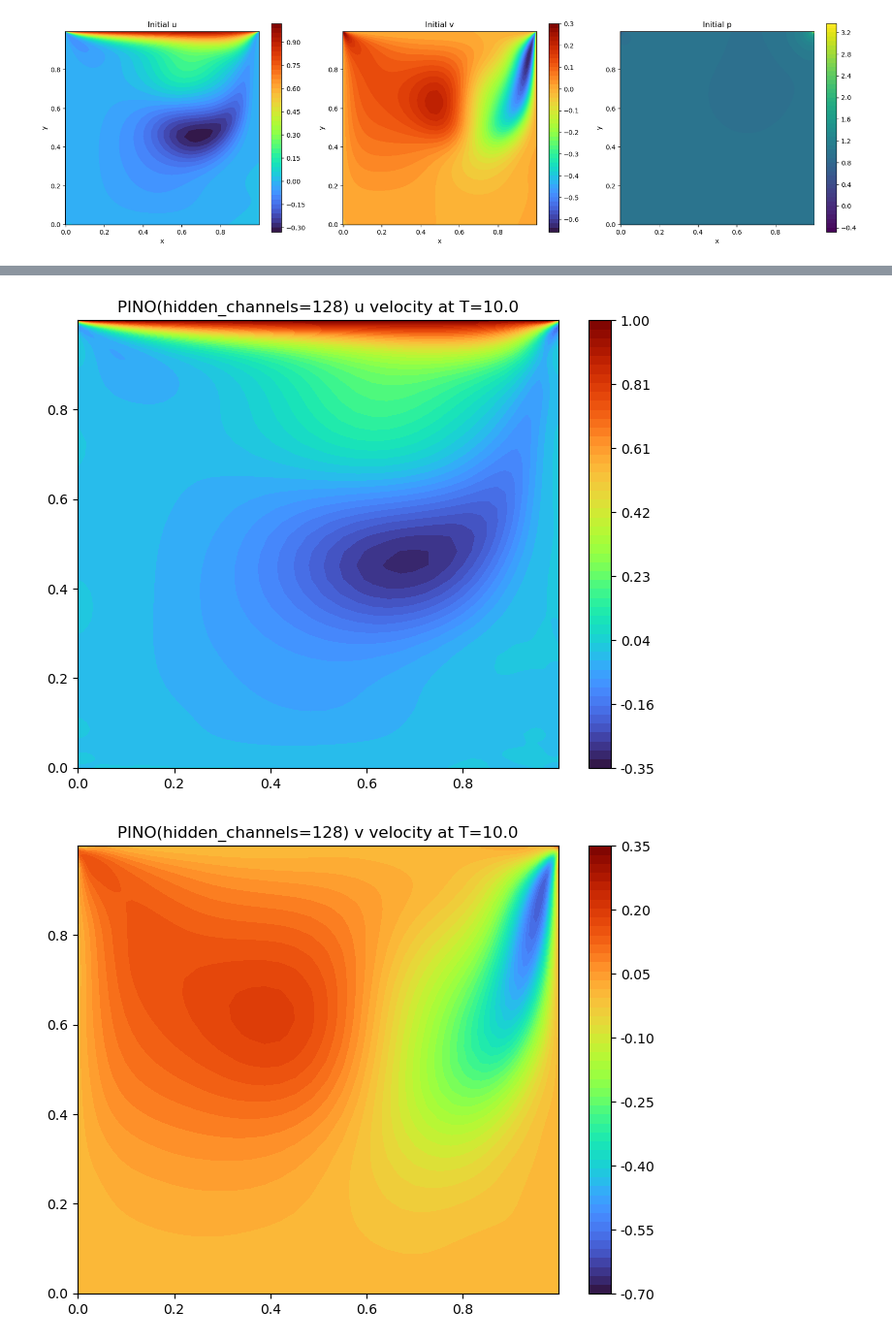
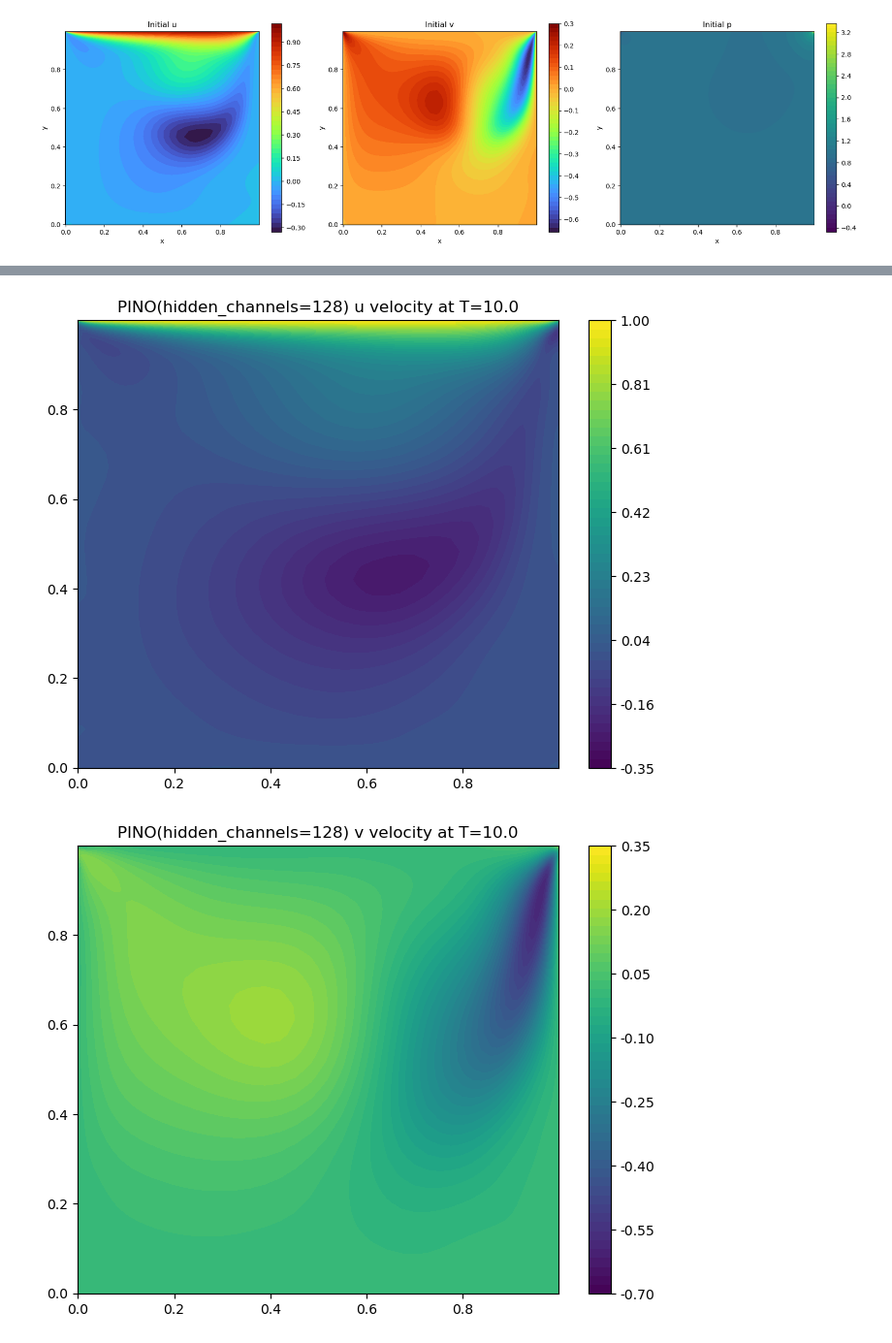
Before and after one commit to swjeong0302/PyTorch, a Jupyter notebook: PINO/Cavity_PINO.ipynb, the cells around one changed output, grey strips where cells are left out. Shown at 97% size. Drawn from its saved outputs; the diff is of its cells as text; code cells hidden in the pictures.

```diff
--- a/PINO/Cavity_PINO.ipynb
+++ b/PINO/Cavity_PINO.ipynb
@@ -140,18 +141,19 @@ def lid_cavity_loss(pred_tensor, initial_condition, Re=500.0, dx=x_model, dy=y_m
     dx_t = dx.to(device=u.device, dtype=u.dtype) if torch.is_tensor(dx) else dx
     dy_t = dy.to(device=u.device, dtype=u.dtype) if torch.is_tensor(dy) else dy
     dt_t = dt.to(device=u.device, dtype=u.dtype) if torch.is_tensor(dt) else dt
-    spacing = (dx_t, dy_t, dt_t)
+    spacing_xy = (dx_t, dy_t)
+    spacing_xyt = (dx_t, dy_t, dt_t)
 
     # 2. 미분 계산 (dim=(1,2,3) -> X,Y,T)
-    du_dx, du_dy, du_dt = torch.gradient(u, spacing=spacing, dim=(1, 2, 3))
-    dv_dx, dv_dy, dv_dt = torch.gradient(v, spacing=spacing, dim=(1, 2, 3))
-    dp_dx, dp_dy, _ = torch.gradient(p, spacing=spacing, dim=(1, 2, 3))
+    du_dx, du_dy, du_dt = torch.gradient(u, spacing=spacing_xyt, dim=(1, 2, 3))
+    dv_dx, dv_dy, dv_dt = torch.gradient(v, spacing=spacing_xyt, dim=(1, 2, 3))
+    dp_dx, dp_dy = torch.gradient(p, spacing=spacing_xy, dim=(1, 2))
 
     # 2차 미분 (확산항, Laplacian)
-    d2u_dx2, _, _ = torch.gradient(du_dx, spacing=spacing, dim=(1, 2, 3))
-    _, d2u_dy2, _ = torch.gradient(du_dy, spacing=spacing, dim=(1, 2, 3))
-    d2v_dx2, _, _ = torch.gradient(dv_dx, spacing=spacing, dim=(1, 2, 3))
-    _, d2v_dy2, _ = torch.gradient(dv_dy, spacing=spacing, dim=(1, 2, 3))
+    d2u_dx2 = torch.gradient(du_dx, spacing=(dx_t,), dim=(1,))[0]
+    d2u_dy2 = torch.gradient(du_dy, spacing=(dy_t,), dim=(2,))[0]
+    d2v_dx2 = torch.gradient(dv_dx, spacing=(dx_t,), dim=(1,))[0]
+    d2v_dy2 = torch.gradient(dv_dy, spacing=(dy_t,), dim=(2,))[0]
 
     # 3. PDE Loss (Navier-Stokes 잔차)
     momentum_x = du_dt + u * du_dx + v * du_dy + dp_dx - nu * (d2u_dx2 + d2u_dy2)
@@ -229,14 +231,14 @@ Step 10000/10000, Loss: 0.045879
 # %%
-# 모델 로드
-hidden_channels = 128
-model = FNO(
-    n_modes=(8, 8, 8),
-    in_channels=3,
-    out_channels=3,
-    hidden_channels=hidden_channels,
-).to(DEVICE)
+# # 모델 로드
+# hidden_channels = 128
+# model = FNO(
+#     n_modes=(8, 8, 8),
+#     in_channels=3,
+#     out_channels=3,
+#     hidden_channels=hidden_channels,
+# ).to(DEVICE)
 
-state_path = '/home/seongwon/AI/PINO/model/cavity_pino_hl128.pth'
-state_dict = torch.load(state_path, map_location=DEVICE, weights_only=False)
-model.load_state_dict(state_dict)
-model.eval()
+# state_path = '/home/seongwon/AI/PINO/model/cavity_pino_hl128.pth'
+# state_dict = torch.load(state_path, map_location=DEVICE, weights_only=False)
+# model.load_state_dict(state_dict)
+# model.eval()
@@ -272,10 +256,10 @@ vmin, vmax = -0.35, 1.0
 levels = np.linspace(vmin, vmax, 51)
 ticks = np.linspace(vmin, vmax, 8)
 
-u_plot = np.clip(pred[0, 0, :, :, 0], vmin, vmax)
+u_plot = np.clip(pred[0, 0, :, :, -1], vmin, vmax)
 cf = plt.contourf(
     X[:, :, 0], Y[:, :, 0], u_plot,
-    levels=levels, cmap='turbo', vmin=vmin, vmax=vmax
+    levels=levels, vmin=vmin, vmax=vmax
   )
 cbar = plt.colorbar(cf, ticks=ticks)
 cbar.ax.set_yticklabels([f"{t:.2f}" for t in ticks])
@@ -283,24 +267,24 @@ cbar.ax.set_yticklabels([f"{t:.2f}" for t in ticks])
 plt.title('PINO(hidden_channels=128) u velocity at T=10.0')
 plt.show()
 # %% [output]
-[figure, old version]
+[figure, new version]
 # %%
 # v velocity at the final time step (T=10.0)
 plt.figure(figsize=(8, 6))
 
 vmin, vmax = -0.7, 0.35
 levels = np.linspace(vmin, vmax, 51)
 ticks = np.linspace(vmin, vmax, 8)
 
 v_plot = np.clip(pred[0, 1, :, :, -1], vmin, vmax)
 cf = plt.contourf(
     X[:, :, 0], Y[:, :, 0], v_plot,
-    levels=levels, cmap='turbo', vmin=vmin, vmax=vmax
+    levels=levels, vmin=vmin, vmax=vmax
   )
 cbar = plt.colorbar(cf, ticks=ticks)
 cbar.ax.set_yticklabels([f"{t:.2f}" for t in ticks])
 
 plt.title('PINO(hidden_channels=128) v velocity at T=10.0')
 plt.show()
 # %% [output]
-[figure, old version]
+[figure, new version]
```
Also changed, not shown: parts of 19 cells of this notebook, 1 other file.
